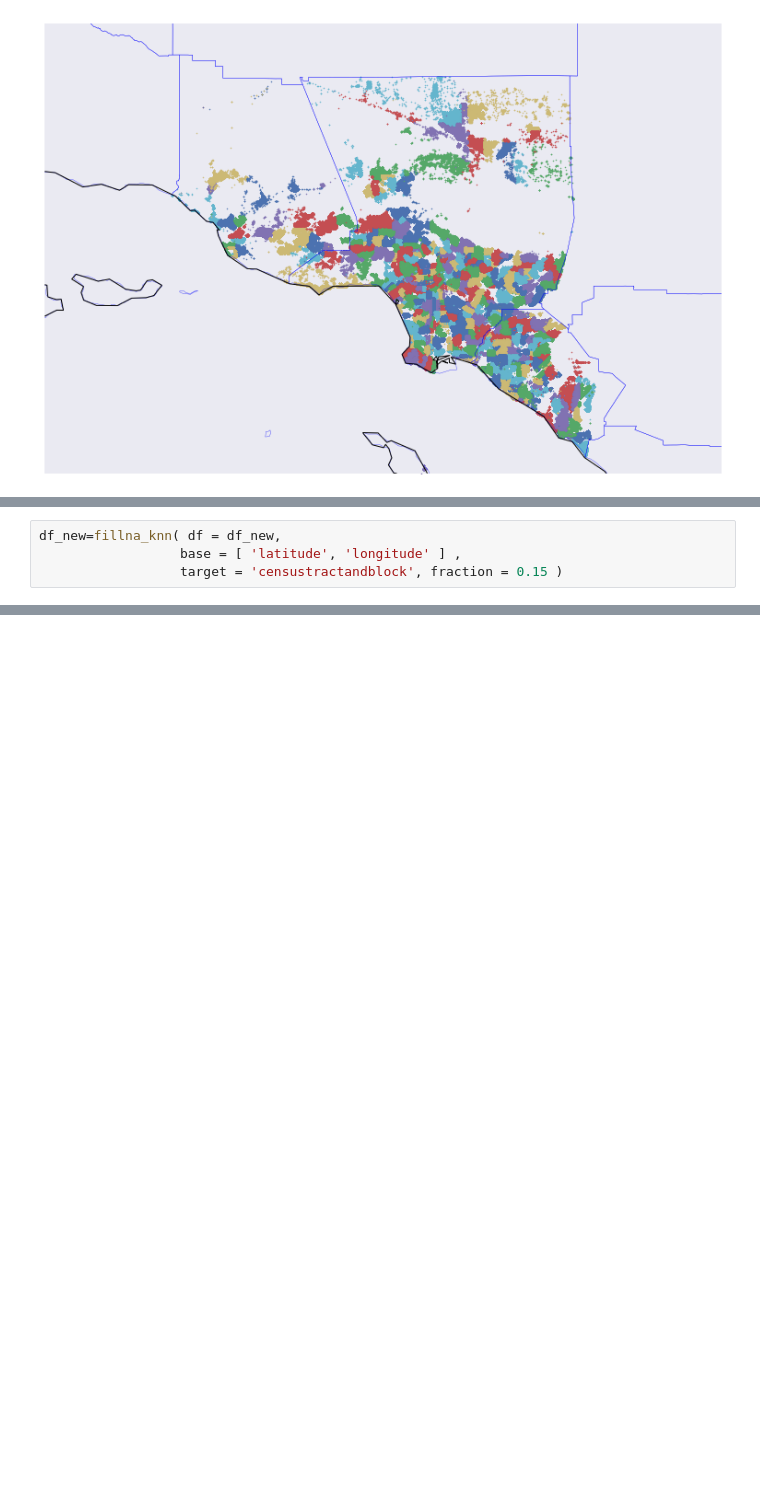
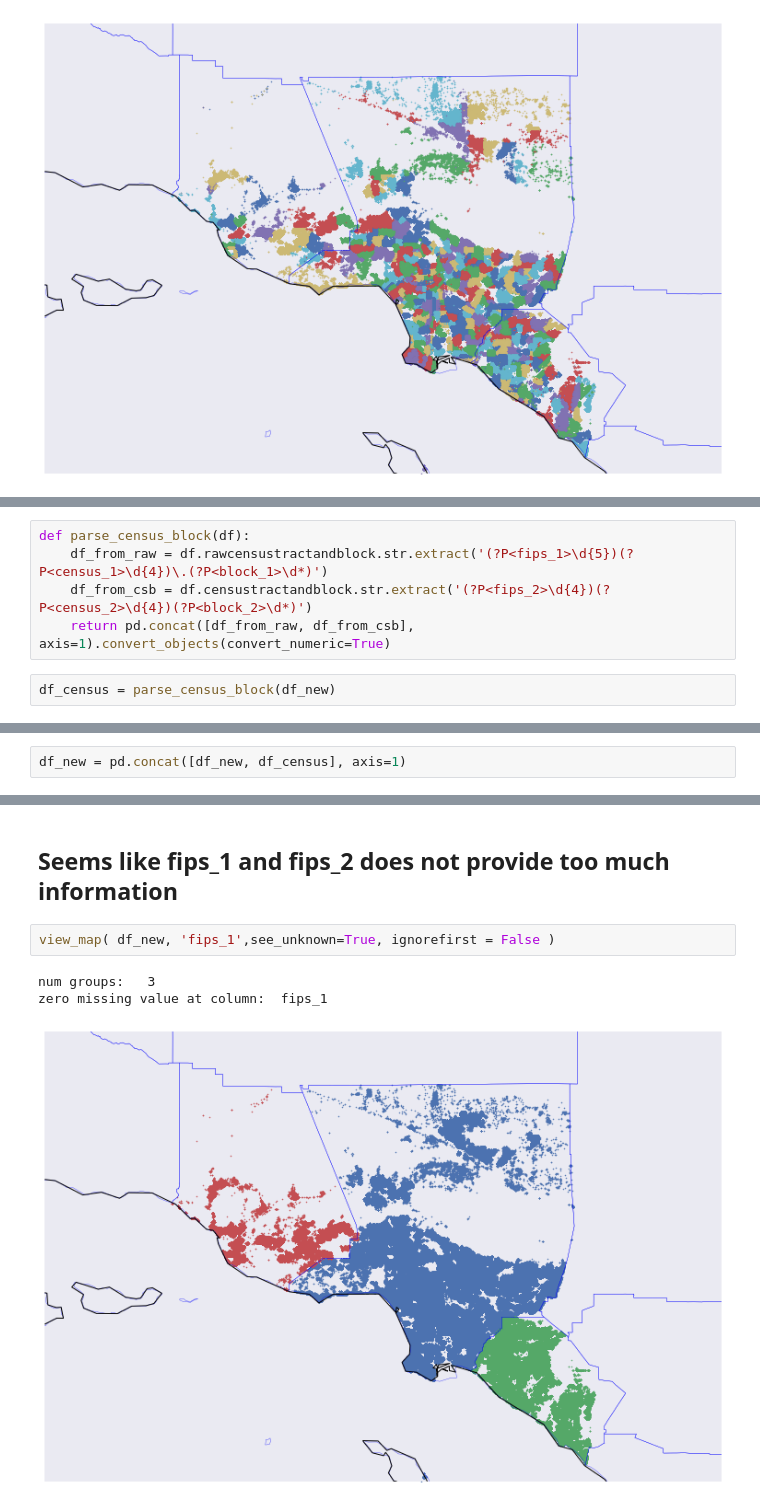
Before and after one commit to Rogue-Y/kaggle-zillow, a Jupyter notebook: notebooks/Restoring missing geo data.ipynb, the cells around one changed output, grey strips where cells are left out. Drawn from its saved outputs; the diff is of its cells as text; blank space fills up the shorter version.

```diff
--- a/notebooks/Restoring missing geo data.ipynb
+++ b/notebooks/Restoring missing geo data.ipynb
@@ -451,4 +336,0 @@ df_census.applymap(str)
-# %%
-df_new=fillna_knn( df = df_new,
-                  base = [ 'latitude', 'longitude' ] ,
-                  target = 'censustractandblock', fraction = 0.15 )
@@ -456,0 +362,7 @@ MemoryError:
+# %%
+def parse_census_block(df):
+    df_from_raw = df.rawcensustractandblock.str.extract('(?P<fips_1>\d{5})(?P<census_1>\d{4})\.(?P<block_1>\d*)')
+    df_from_csb = df.censustractandblock.str.extract('(?P<fips_2>\d{4})(?P<census_2>\d{4})(?P<block_2>\d*)')
+    return pd.concat([df_from_raw, df_from_csb], axis=1).convert_objects(convert_numeric=True)
+# %%
+df_census = parse_census_block(df_new)
@@ -456,0 +385,2 @@ MemoryError:
+# %%
+df_new = pd.concat([df_new, df_census], axis=1)
@@ -456,0 +425,8 @@ MemoryError:
+# %% [markdown]
+## Seems like fips_1 and fips_2 does not provide too much information
+# %%
+view_map( df_new, 'fips_1',see_unknown=True, ignorefirst = False )
+# %% [output]
+num groups:   3
+zero missing value at column:  fips_1
+[figure, added]
```
Also changed, not shown: parts of 77 cells of this notebook, 5 other files.
